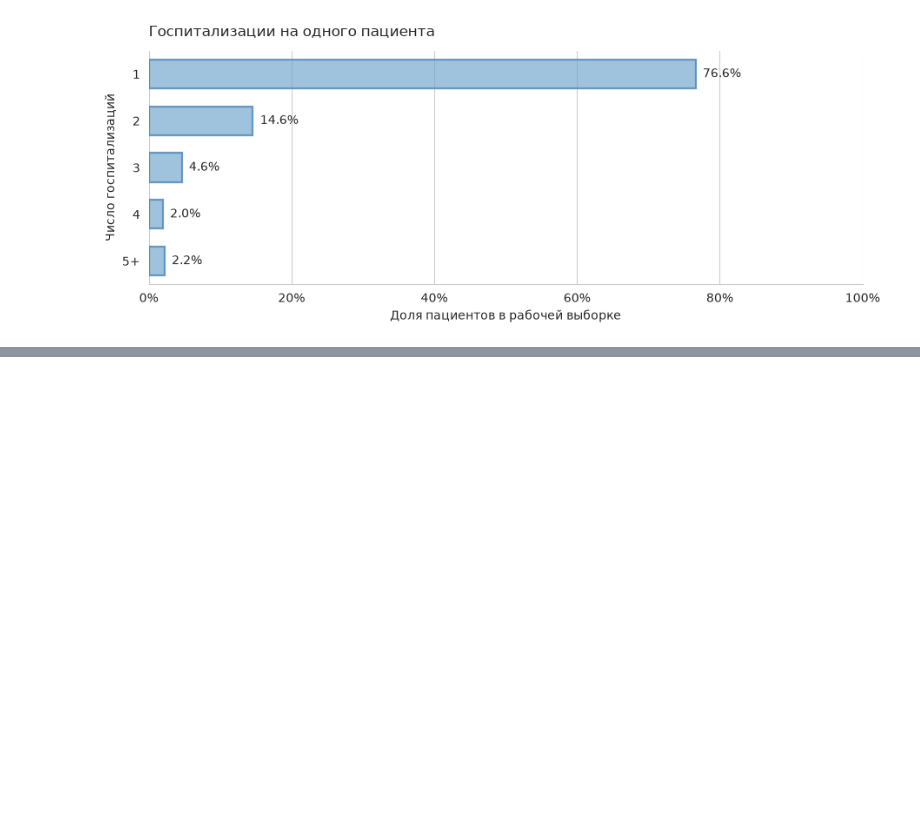
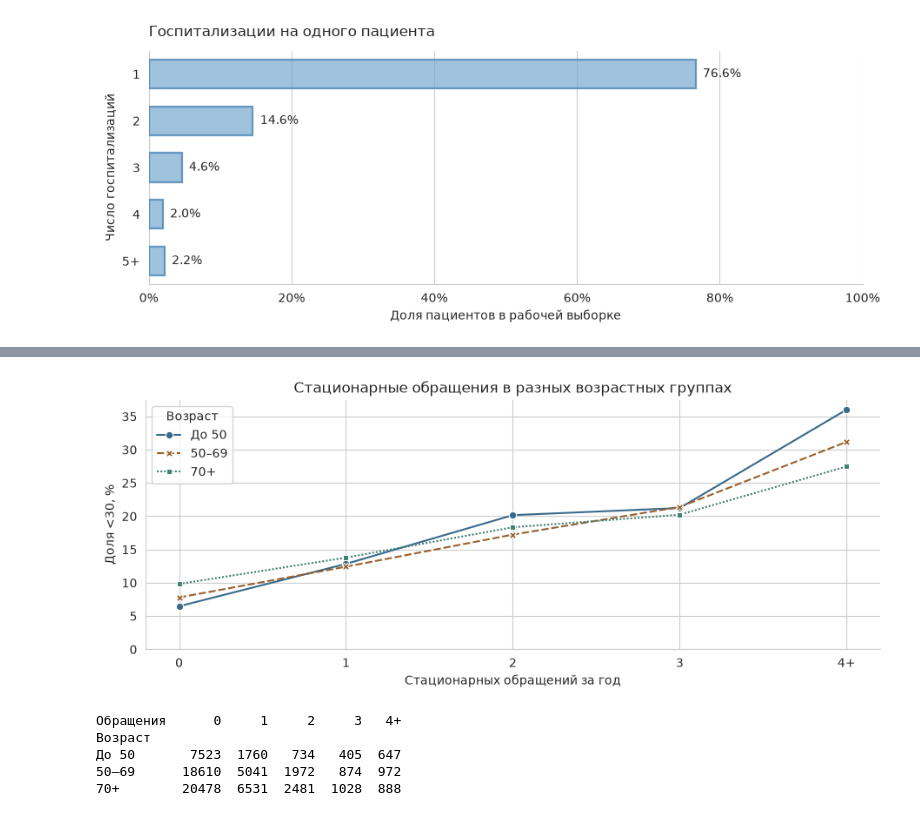
Before and after one commit to FlexonaFFt/cu-ml-diabetes-project, a Jupyter notebook: eda_notebooks/eda_fundamental.ipynb, the cells around one changed output, grey strips where cells are left out. Saved outputs shown, nothing was run; the diff lists cells and outputs as text; code cells hidden in the pictures; blank space fills up the shorter version.

```diff
--- a/eda_notebooks/eda_fundamental.ipynb
+++ b/eda_notebooks/eda_fundamental.ipynb
@@ -272,0 +370,32 @@ plt.show()
+# %%
+age_start = train["age"].str.extract(r"^\[(\d+)", expand=False).astype(int)
+age_band = pd.cut(age_start, bins=[-1, 49, 69, 100], labels=["До 50", "50–69", "70+"])
+inpatient_visits = train["number_inpatient"].clip(upper=4)
+age_history = train["readmitted_30d"].groupby([
+    age_band.rename("Возраст"), inpatient_visits.rename("Обращения"),
+], observed=True).agg(n="size", rate="mean").reset_index()
+age_history["Доля <30, %"] = age_history["rate"] * 100
+
+with sns.axes_style("whitegrid"):
+    fig, ax = plt.subplots(figsize=(9, 3.6), layout="constrained")
+    sns.lineplot(
+        data=age_history, x="Обращения", y="Доля <30, %",
+        hue="Возраст", style="Возраст", markers=True,
+        palette=["#386A8C", "#98612E", "#438074"], ax=ax,
+    )
+    ax.set_xticks(range(5), visit_order)
+    ax.set(
+        title="Стационарные обращения в разных возрастных группах",
+        xlabel="Стационарных обращений за год", ylim=(0, None),
+    )
+    sns.despine(ax=ax)
+plt.show()
+
+print(age_history.pivot(index="Возраст", columns="Обращения", values="n").rename(columns={4: "4+"}).to_string())
+# %% [output]
+[figure, added]
+Обращения      0     1     2     3   4+
+Возраст
+До 50       7523  1760   734   405  647
+50–69      18610  5041  1972   874  972
+70+        20478  6531  2481  1028  888
```
Also changed, not shown: parts of 24 cells of this notebook.
